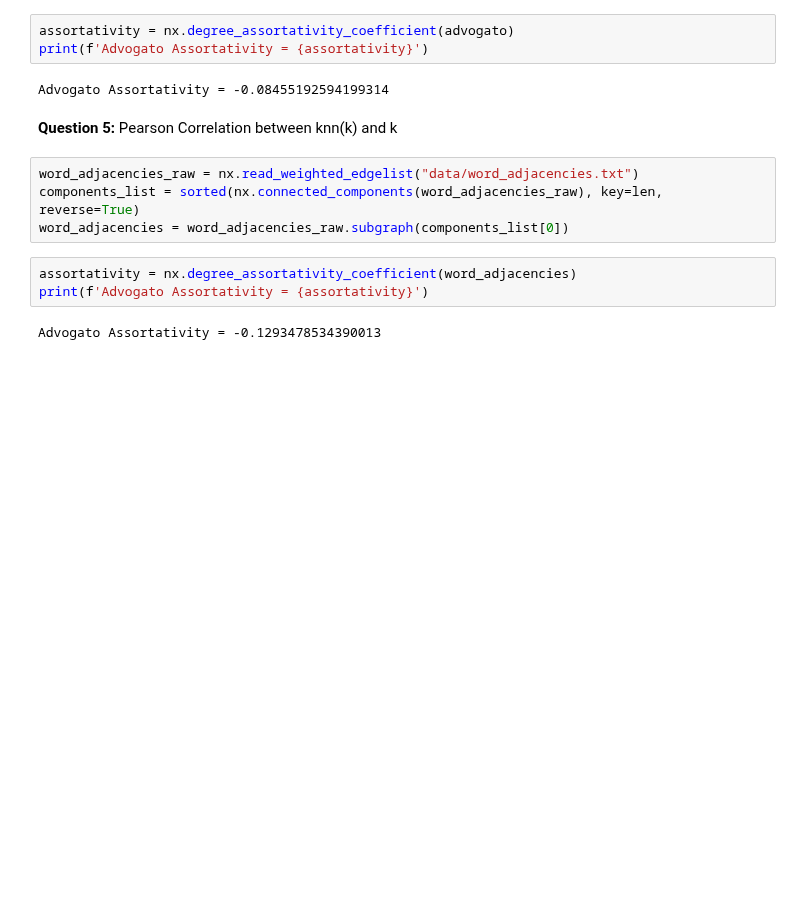
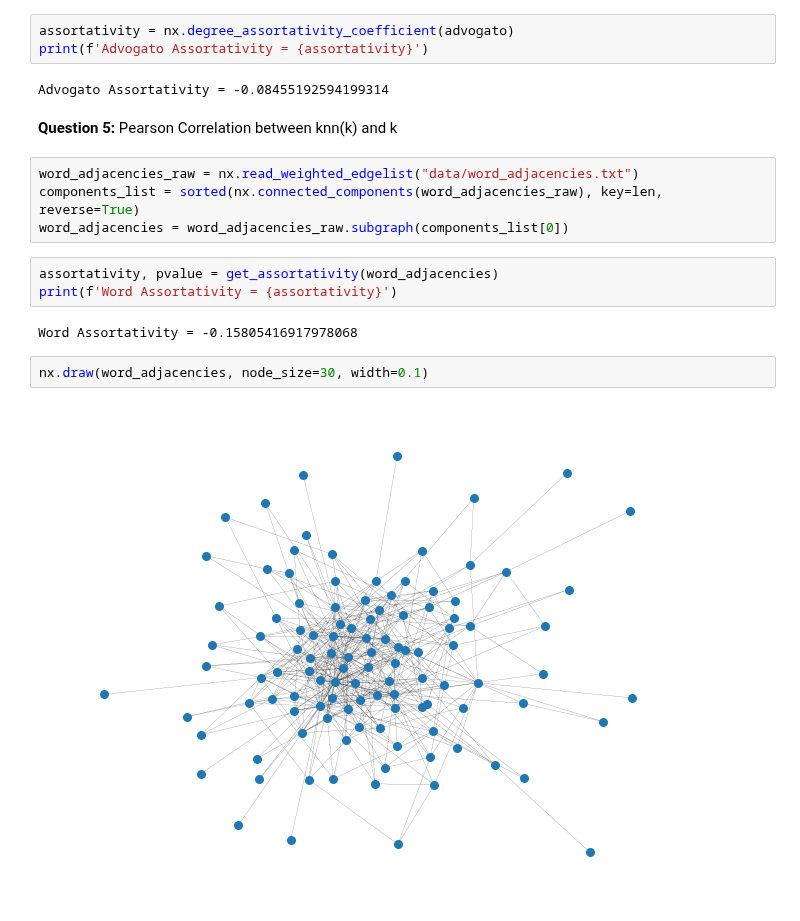
Before and after one commit to vitorfrois/usp, a Jupyter notebook: 9thPeriod/ComplexNetworks/2_assortativity.ipynb, the cells around one changed output. Saved outputs shown, nothing was run; the diff lists cells and outputs as text; blank space fills up the shorter version.

```diff
--- a/9thPeriod/ComplexNetworks/2_assortativity.ipynb
+++ b/9thPeriod/ComplexNetworks/2_assortativity.ipynb
@@ -90,7 +103,11 @@ word_adjacencies_raw = nx.read_weighted_edgelist("data/word_adjacencies.txt")
 components_list = sorted(nx.connected_components(word_adjacencies_raw), key=len, reverse=True)
 word_adjacencies = word_adjacencies_raw.subgraph(components_list[0])
 # %%
-assortativity = nx.degree_assortativity_coefficient(word_adjacencies)
-print(f'Advogato Assortativity = {assortativity}')
+assortativity, pvalue = get_assortativity(word_adjacencies)
+print(f'Word Assortativity = {assortativity}')
 # %% [output]
-Advogato Assortativity = -0.1293478534390013
+Word Assortativity = -0.15805416917978068
+# %%
+nx.draw(word_adjacencies, node_size=30, width=0.1)
+# %% [output]
+[figure, added]
```
Also changed, not shown: parts of 5 cells of this notebook, 3 other files.
